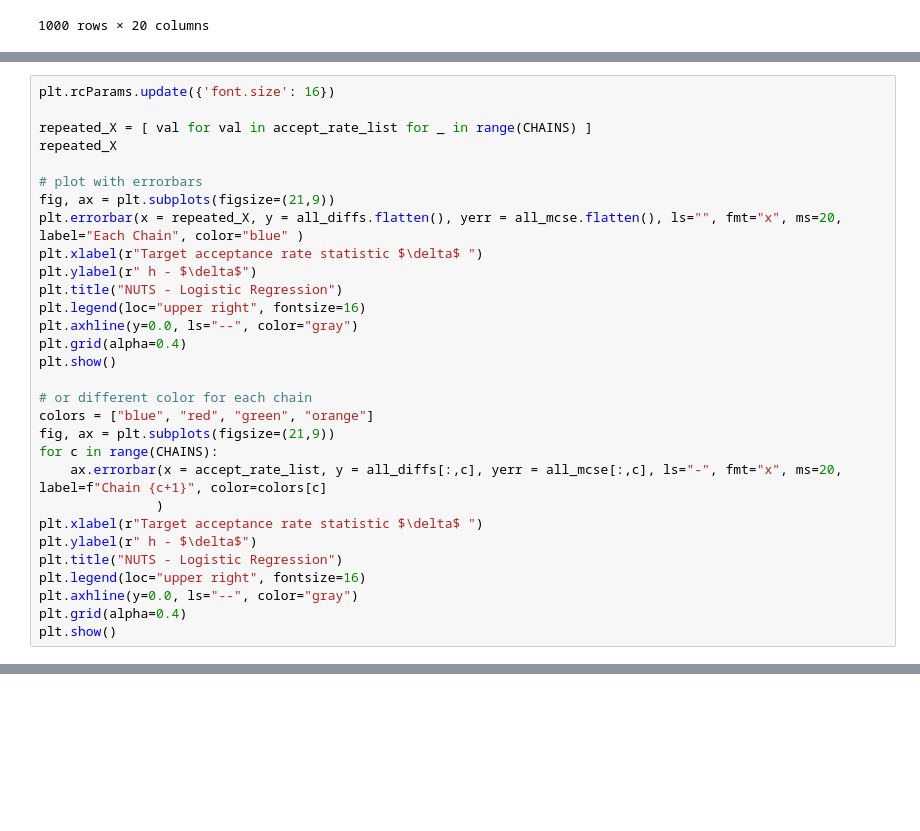
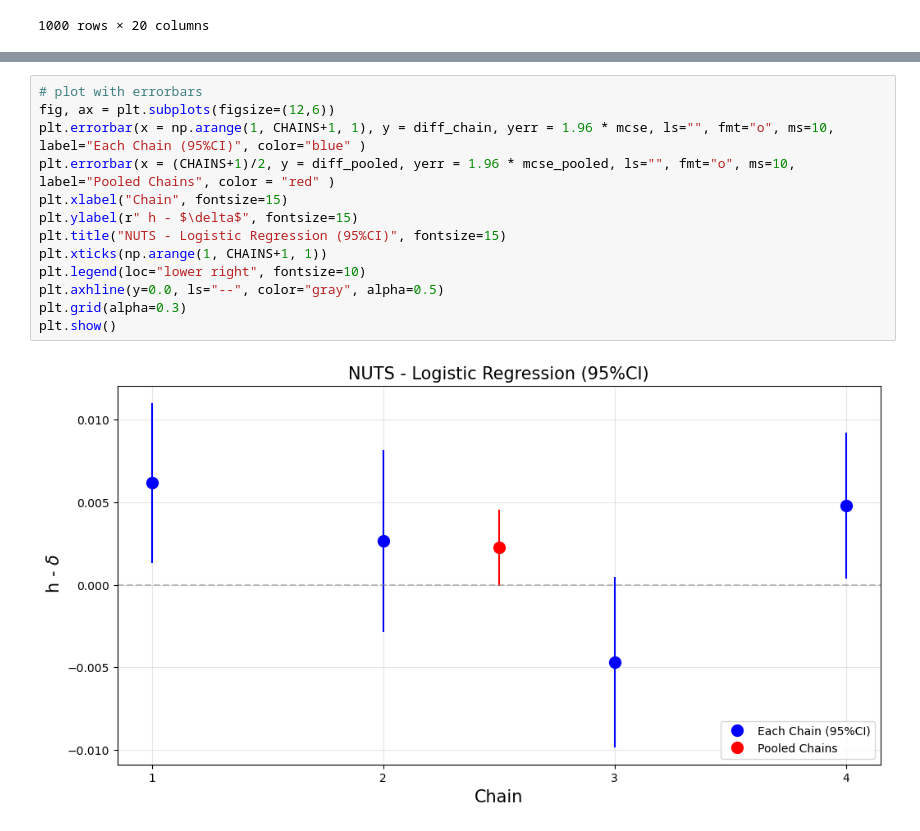
Before and after one commit to Mattia-Ponchio/Inference_Project, a Jupyter notebook: GermanCreditData.ipynb, the cells around one changed output, grey strips where cells are left out. Saved outputs shown, nothing was run; the diff lists cells and outputs as text; blank space fills up the shorter version.

```diff
--- a/GermanCreditData.ipynb
+++ b/GermanCreditData.ipynb
@@ -443,30 +507,0 @@ Iteration 40 of 40
-# %%
-plt.rcParams.update({'font.size': 16})
-
-repeated_X = [ val for val in accept_rate_list for _ in range(CHAINS) ]
-repeated_X
-
-# plot with errorbars
-fig, ax = plt.subplots(figsize=(21,9))
-plt.errorbar(x = repeated_X, y = all_diffs.flatten(), yerr = all_mcse.flatten(), ls="", fmt="x", ms=20, label="Each Chain", color="blue" )
-plt.xlabel(r"Target acceptance rate statistic $\delta$ ")
-plt.ylabel(r" h - $\delta$")
-plt.title("NUTS - Logistic Regression")
-plt.legend(loc="upper right", fontsize=16)
-plt.axhline(y=0.0, ls="--", color="gray")
-plt.grid(alpha=0.4)
-plt.show()
-
-# or different color for each chain
-colors = ["blue", "red", "green", "orange"]
-fig, ax = plt.subplots(figsize=(21,9))
-for c in range(CHAINS):
-    ax.errorbar(x = accept_rate_list, y = all_diffs[:,c], yerr = all_mcse[:,c], ls="-", fmt="x", ms=20, label=f"Chain {c+1}", color=colors[c]
-               )
-plt.xlabel(r"Target acceptance rate statistic $\delta$ ")
-plt.ylabel(r" h - $\delta$")
-plt.title("NUTS - Logistic Regression")
-plt.legend(loc="upper right", fontsize=16)
-plt.axhline(y=0.0, ls="--", color="gray")
-plt.grid(alpha=0.4)
-plt.show()
@@ -493,0 +508,15 @@ plt.show()
+# %%
+# plot with errorbars
+fig, ax = plt.subplots(figsize=(12,6))
+plt.errorbar(x = np.arange(1, CHAINS+1, 1), y = diff_chain, yerr = 1.96 * mcse, ls="", fmt="o", ms=10, label="Each Chain (95%CI)", color="blue" )
+plt.errorbar(x = (CHAINS+1)/2, y = diff_pooled, yerr = 1.96 * mcse_pooled, ls="", fmt="o", ms=10, label="Pooled Chains", color = "red" )
+plt.xlabel("Chain", fontsize=15)
+plt.ylabel(r" h - $\delta$", fontsize=15)
+plt.title("NUTS - Logistic Regression (95%CI)", fontsize=15)
+plt.xticks(np.arange(1, CHAINS+1, 1))
+plt.legend(loc="lower right", fontsize=10)
+plt.axhline(y=0.0, ls="--", color="gray", alpha=0.5)
+plt.grid(alpha=0.3)
+plt.show()
+# %% [output]
+[figure, added]
```
Also changed, not shown: parts of 67 cells of this notebook.
